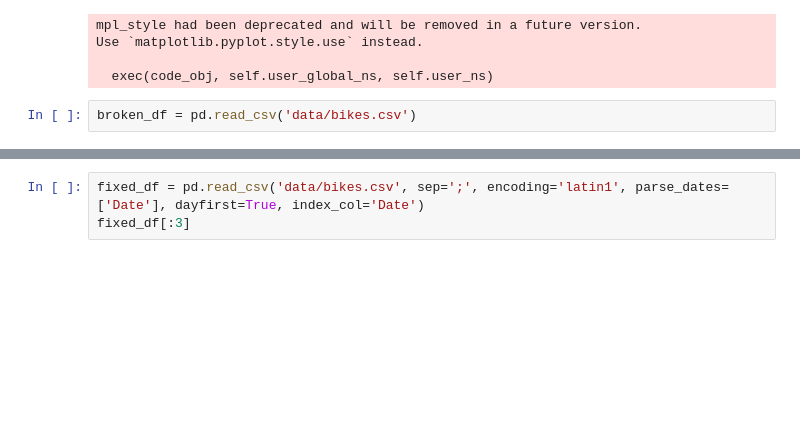
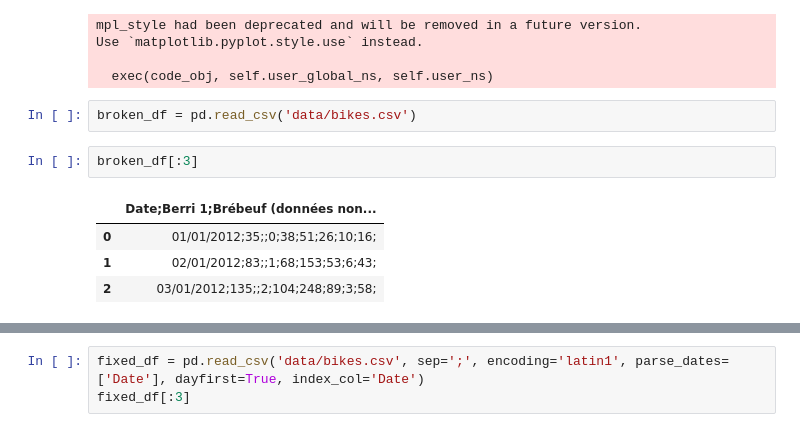
Before and after one commit to annisasidi/ResBaz2018JulyPython, a Jupyter notebook: Chapter_1_Intro_to_Python.ipynb, the cells around one changed output, grey strips where cells are left out. Drawn from its saved outputs; the diff is of its cells as text; blank space fills up the shorter version.

```diff
--- a/Chapter_1_Intro_to_Python.ipynb
+++ b/Chapter_1_Intro_to_Python.ipynb
@@ -18,3 +20,10 @@ Use `matplotlib.pyplot.style.use` instead.
   exec(code_obj, self.user_global_ns, self.user_ns)
 # %%
 broken_df = pd.read_csv('data/bikes.csv')
+# %%
+broken_df[:3]
+# %% [output]
+|  | Date;Berri 1;Brébeuf (données non... |
+| 0 | 01/01/2012;35;;0;38;51;26;10;16; |
+| 1 | 02/01/2012;83;;1;68;153;53;6;43; |
+| 2 | 03/01/2012;135;;2;104;248;89;3;58; |
```
Also changed, not shown: parts of 11 cells of this notebook.
